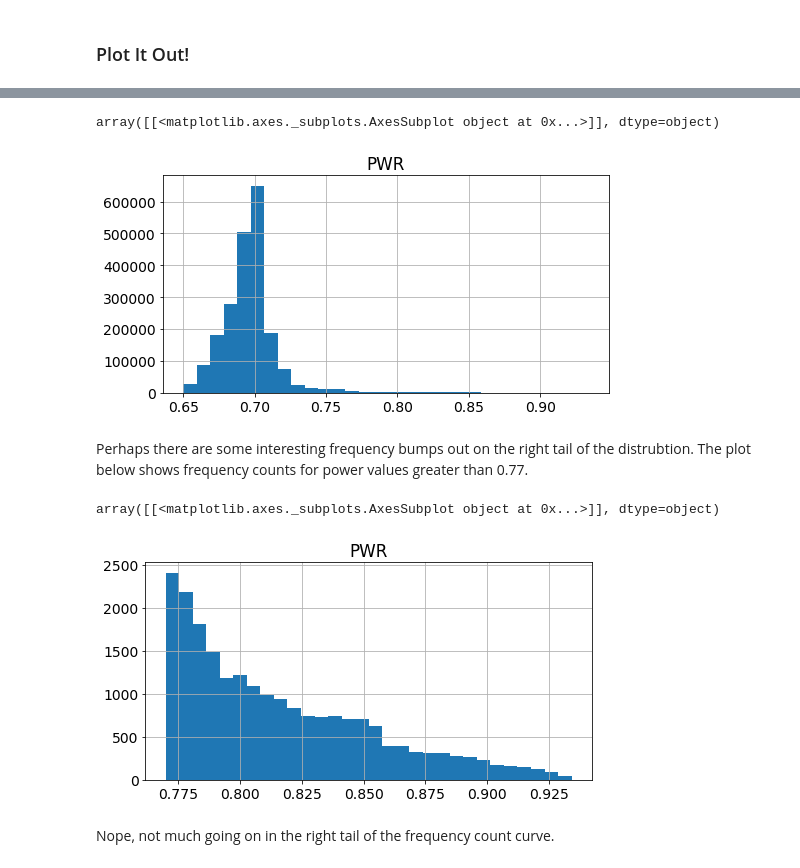
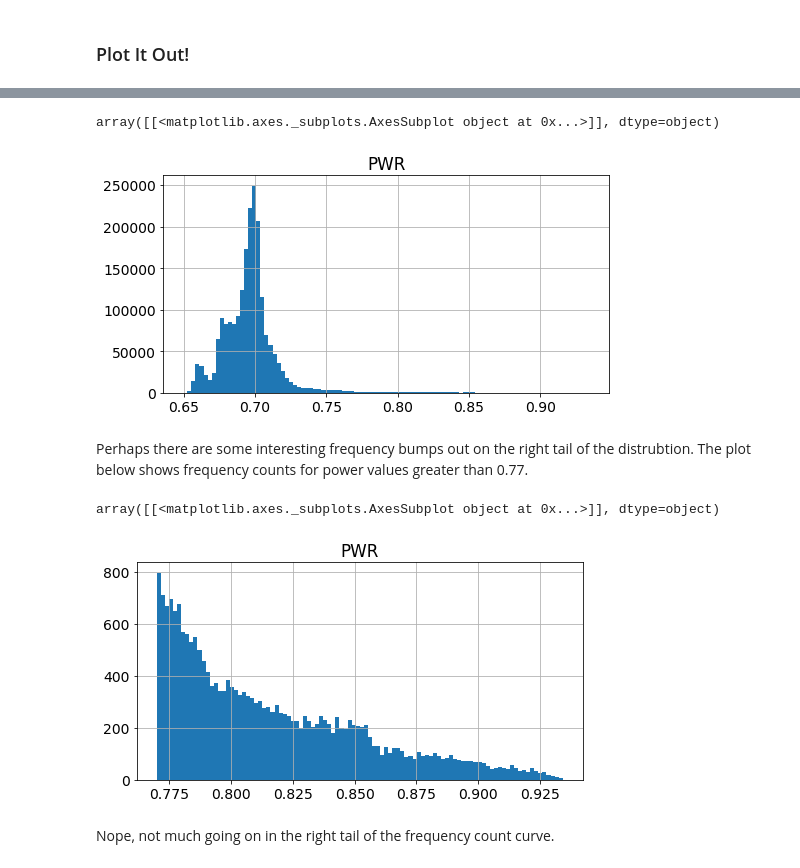
Before and after one commit to kevinmcmanus/HI_Detection, a Jupyter notebook: Plot3D.ipynb, the cells around one changed output, grey strips where cells are left out. Cells and saved outputs as stored; diff of their text form; code cells hidden in the pictures.

```diff
--- a/Plot3D.ipynb
+++ b/Plot3D.ipynb
@@ -23,3 +18,0 @@ len(fftfiles)
-# %%
-#pick a file at random and see what it looks like
-df = get_pickled_fft(join('data',fftfiles[22]))
@@ -43,4 +23,2 @@ THe code below clips the returned data frame to include only frequencies +/- 700
 
 Without this clipping, the author's laptop hoses up.
-# %%
-df = get_pickled_fft(join('data',fftfiles[22]),dFclip=(-700.0,200.0))
@@ -69,3 +24,0 @@ df.tail()
-# %%
-# get the dataframe for each minute and concatenate into a long one:
-df = pd.concat([get_pickled_fft(join('data',f),dFclip=(-700.0,200.0)) for f in fftfiles])
@@ -127,15 +115,15 @@ This graph shows frequency counts of power values bucketed into 30 bins.
 # %%
-df.hist('PWR', bins=30, figsize=(8,4))
+df.hist('PWR', bins=100, figsize=(8,4))
 # %% [output]
 array([[<matplotlib.axes._subplots.AxesSubplot object at 0x...>]], dtype=object)
-[figure, old version]
+[figure, new version]
 # %% [markdown]
 Perhaps there are some interesting frequency bumps out on the right tail of the distrubtion. The plot below shows frequency counts for power values greater than 0.77.
 # %%
-df.query('PWR >= 0.77').hist('PWR', bins=30, figsize=(8,4))
+df.query('PWR >= 0.77').hist('PWR', bins=100, figsize=(8,4))
 # %% [output]
 array([[<matplotlib.axes._subplots.AxesSubplot object at 0x...>]], dtype=object)
-[figure, old version]
+[figure, new version]
 # %% [markdown]
 Nope, not much going on in the right tail of the frequency count curve.
 # %%
```
Also changed, not shown: parts of 28 cells of this notebook.
